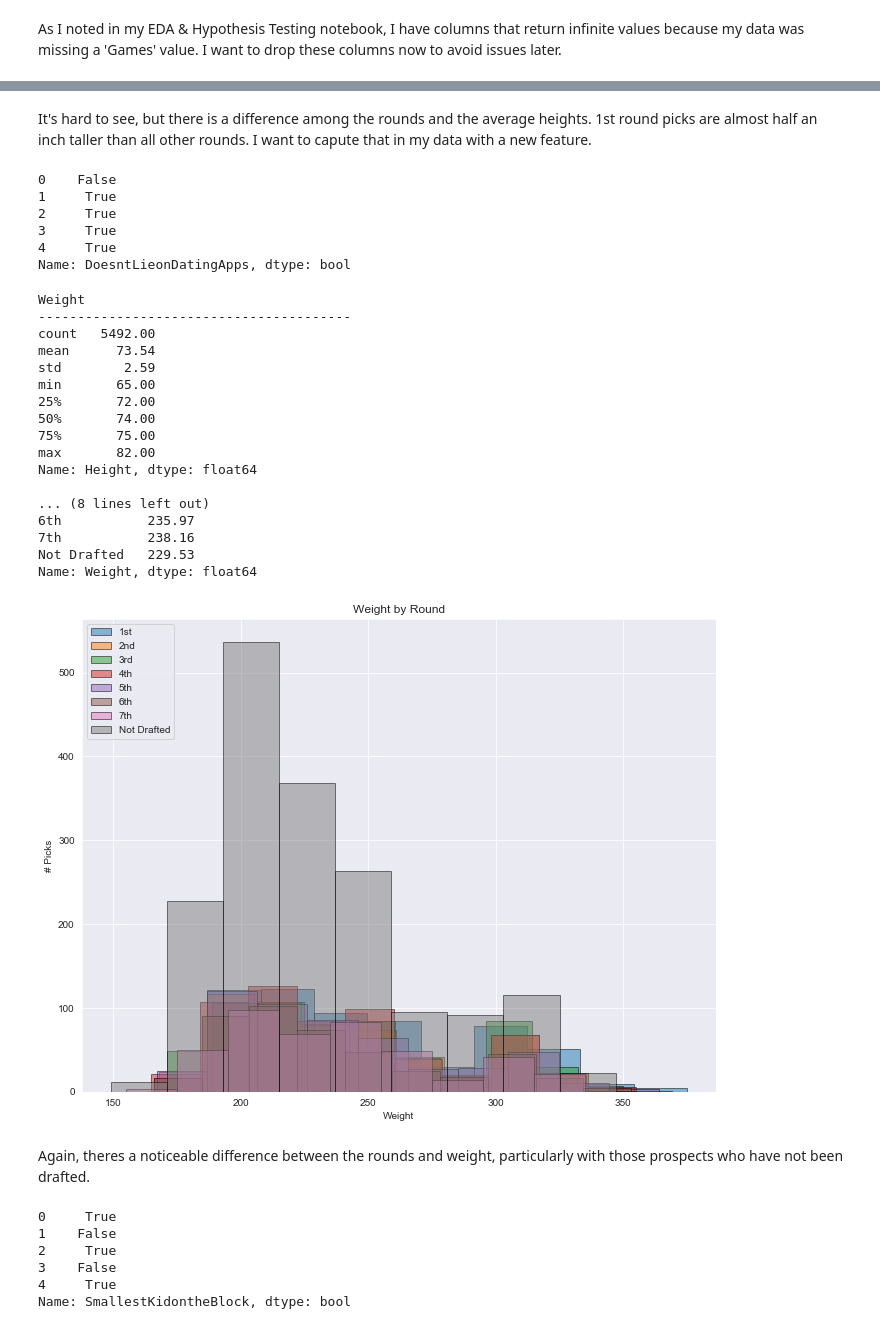
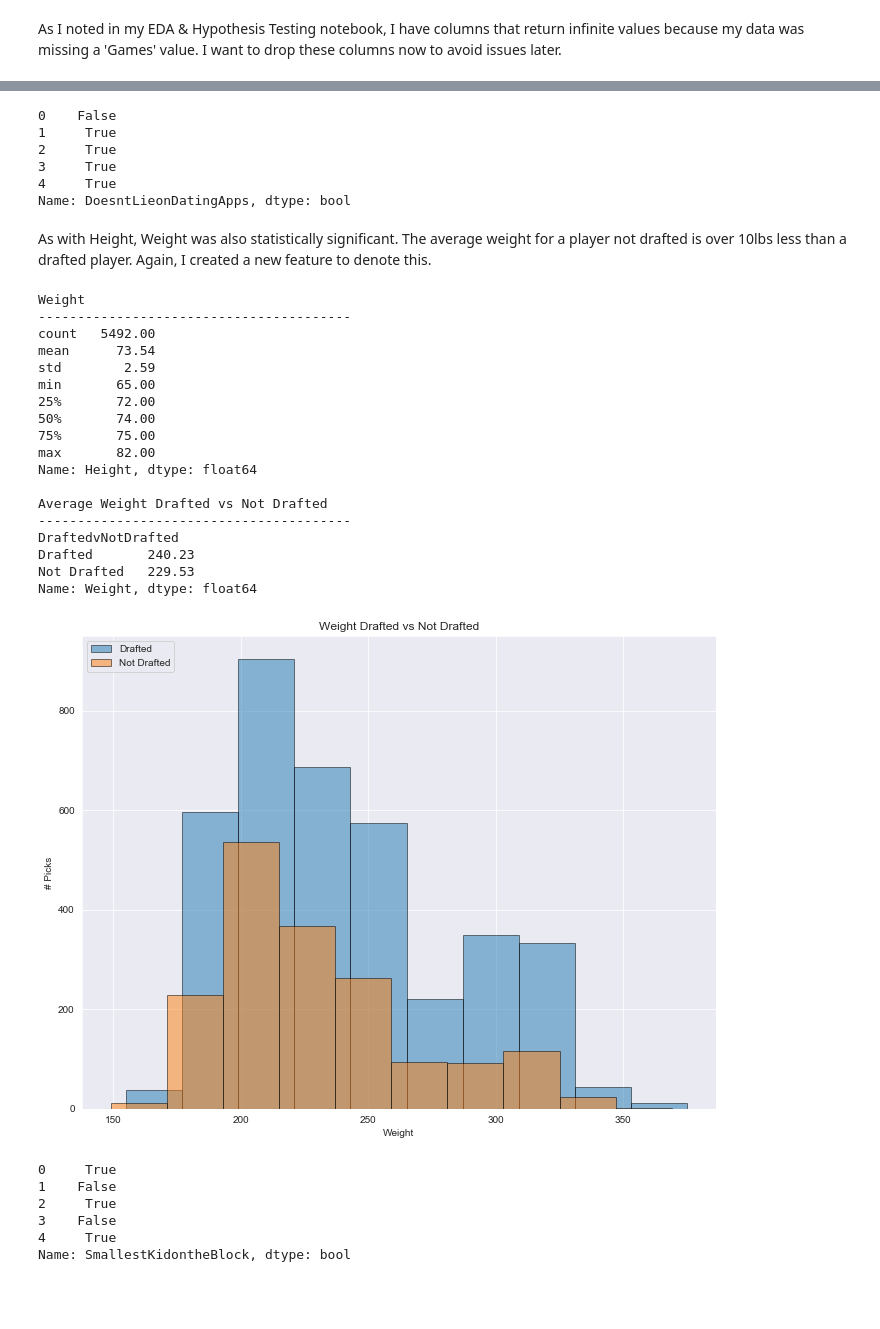
Before and after one commit to mcerow/pick_me, a Jupyter notebook: feature_engineering.ipynb, the cells around one changed output, grey strips where cells are left out. Cells and saved outputs as stored; diff of their text form; code cells hidden in the pictures; blank space fills up the shorter version.

```diff
--- a/feature_engineering.ipynb
+++ b/feature_engineering.ipynb
@@ -94,7 +95,5 @@ Name: Height, dtype: float64
-# %% [markdown]
-It's hard to see, but there is a difference among the rounds and the average heights. 1st round picks are almost half an inch taller than all other rounds. I want to capute that in my data with a new feature.
 # %%
-df['DoesntLieonDatingApps'] = df['Height'] > 74
+df['DoesntLieonDatingApps'] = df['Height'] > 73.5
 df['DoesntLieonDatingApps'].head()
 # %% [output]
 0    False
@@ -103,56 +102,51 @@ df['DoesntLieonDatingApps'].head()
 3     True
 4     True
 Name: DoesntLieonDatingApps, dtype: bool
+# %% [markdown]
+As with Height, Weight was also statistically significant. The average weight for a player not drafted is over 10lbs less than a drafted player. Again, I created a new feature to denote this.
 # %%
 print("Weight")
 print("-"*40)
 print(df.Height.describe())
 print("")
 
-print("Average Weight per Round")
+print("Average Weight Drafted vs Not Drafted")
 print("-"*40)
-print(df.groupby(['Round']).Weight.mean())
+print(df.groupby(['DraftedvNotDrafted']).Weight.mean())
 print("")
 
 sns.set_style('darkgrid')
 fig = plt.figure(figsize = (25,20))
 fig.subplots_adjust(hspace = .30)
 
 ax1 = fig.add_subplot(221)
-ax1.hist(df[df['Round'] == '1st'].Weight, bins = 10, label = '1st', alpha = .50,edgecolor= 'black')
-ax1.hist(df[df['Round'] == '2nd'].Weight, bins = 10, label = '2nd', alpha = .50, edgecolor = 'black')
-ax1.hist(df[df['Round'] == '3rd'].Weight, bins = 10, label = '3rd', alpha = .50, edgecolor = 'black')
-ax1.hist(df[df['Round'] == '4th'].Weight, bins = 10, label = '4th', alpha = .50, edgecolor = 'black')
-ax1.hist(df[df['Round'] == '5th'].Weight, bins = 10, label = '5th', alpha = .50, edgecolor = 'black')
-ax1.hist(df[df['Round'] == '6th'].Weight, bins = 10, label = '6th', alpha = .50, edgecolor = 'black')
-ax1.hist(df[df['Round'] == '7th'].Weight, bins = 10, label = '7th', alpha = .50, edgecolor = 'black')
-ax1.hist(df[df['Round'] == 'Not Drafted'].Weight, bins = 10, label = 'Not Drafted', alpha = .50, edgecolor = 'black')
+ax1.hist(df[df['DraftedvNotDrafted'] == 'Drafted'].Weight, bins = 10, label = 'Drafted', alpha = .50,edgecolor= 'black')
+ax1.hist(df[df['DraftedvNotDrafted'] == 'Not Drafted'].Weight, bins = 10, label = 'Not Drafted', alpha = .50,edgecolor= 'black')
 
-ax1.set_title('Weight by Round')
+ax1.set_title('Weight Drafted vs Not Drafted')
 ax1.set_xlabel('Weight')
 ax1.set_ylabel('# Picks')
 ax1.legend(loc = 'upper left')
 
 plt.show()
 # %% [output]
 Weight
 ----------------------------------------
 count   5492.00
 mean      73.54
 std        2.59
 min       65.00
 25%       72.00
 50%       74.00
 75%       75.00
 max       82.00
 Name: Height, dtype: float64
 
-... (8 lines left out)
-6th           235.97
-7th           238.16
+Average Weight Drafted vs Not Drafted
+----------------------------------------
+DraftedvNotDrafted
+Drafted       240.23
 Not Drafted   229.53
 Name: Weight, dtype: float64
-[figure, old version]
+[figure, new version]
-# %% [markdown]
-Again, theres a noticeable difference between the rounds and weight, particularly with those prospects who have not been drafted.
 # %%
```
Also changed, not shown: parts of 15 cells of this notebook.
